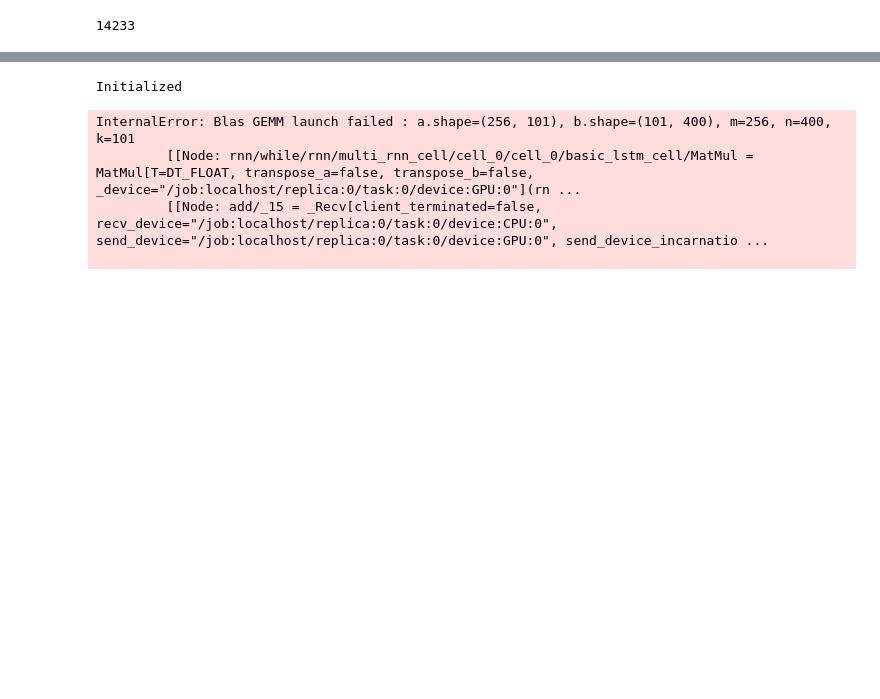
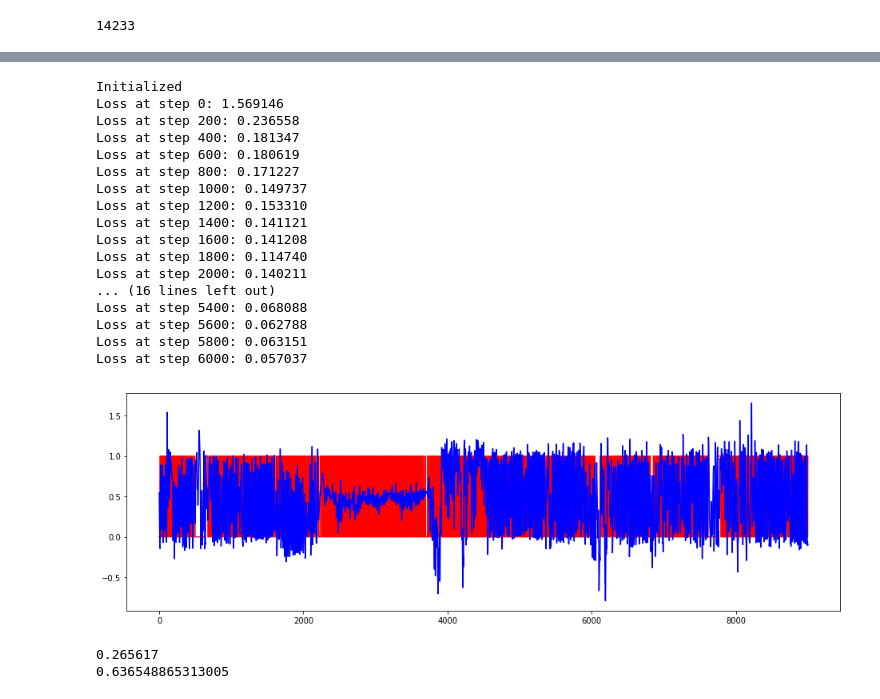
Before and after one commit to czyi/StepCounting, a Jupyter notebook: lstm_azimuth.ipynb, the cells around one changed output, grey strips where cells are left out. Drawn from its saved outputs; the diff is of its cells as text; code cells hidden in the pictures; blank space fills up the shorter version.

```diff
--- a/lstm_azimuth.ipynb
+++ b/lstm_azimuth.ipynb
@@ -8,7 +8,7 @@ import re
 import random
 # %%
 # Network Parameters
-num_input = 1
+num_input = 2
 timesteps = 80 # timesteps
 num_hidden = 100 # hidden layer num of features
 num_output= 1
@@ -201,11 +203,43 @@ with tf.Session(graph=graph, config=config) as session:
         if (step % 200 == 0):
             print('Loss at step %d: %f' % (step, l))
         if (step % 2000 == 0):
-            saver.save(session, 'lstm_check/my-model-gpu-azimuth.ckpt', global_step=step)
+            saver.save(session, 'lstm_check/my-model-gpu-azimuth-12.ckpt', global_step=step)
     test_loss, test_logits = session.run([loss,logits], feed_dict={X: test_x, Y: test_y})
 # %% [output]
 Initialized
+Loss at step 0: 1.569146
+Loss at step 200: 0.236558
+Loss at step 400: 0.181347
+Loss at step 600: 0.180619
+Loss at step 800: 0.171227
+Loss at step 1000: 0.149737
+Loss at step 1200: 0.153310
+Loss at step 1400: 0.141121
+Loss at step 1600: 0.141208
+Loss at step 1800: 0.114740
+Loss at step 2000: 0.140211
+... (16 lines left out)
+Loss at step 5400: 0.068088
+Loss at step 5600: 0.062788
+Loss at step 5800: 0.063151
+Loss at step 6000: 0.057037
-InternalError: Blas GEMM launch failed : a.shape=(256, 101), b.shape=(101, 400), m=256, n=400, k=101
-         [[Node: rnn/while/rnn/multi_rnn_cell/cell_0/cell_0/basic_lstm_cell/MatMul = MatMul[T=DT_FLOAT, transpose_a=false, transpose_b=false, _device="/job:localhost/replica:0/task:0/device:GPU:0"](rn ...
-         [[Node: add/_15 = _Recv[client_terminated=false, recv_device="/job:localhost/replica:0/task:0/device:CPU:0", send_device="/job:localhost/replica:0/task:0/device:GPU:0", send_device_incarnatio ...
-
+# %%
+plt.figure(figsize=(16, 5))
+start = 1000
+end =10000
+plt.plot([i[0] for i in test_y[start:end]], 'r')
+plt.plot([i[0] for i in test_logits[start:end]], 'b')
+plt.show()
+# %% [output]
+[figure, added]
+# %%
+print(test_loss)
+
+count = 0
+for i in range(0, len(test_x)):
+    if(test_y[i][0] == round(test_logits[i][0])):
+        count += 1;
+print(count/len(test_x))
+# %% [output]
+0.265617
+0.636548865313005
```
Also changed, not shown: parts of 3 cells of this notebook, 29 other files.
